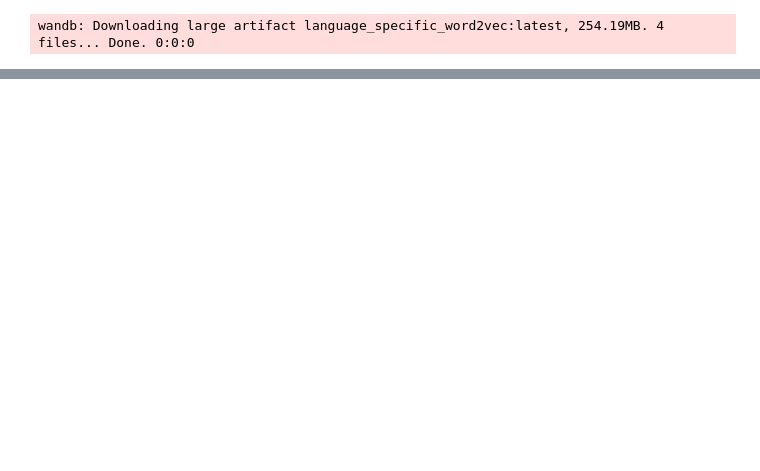
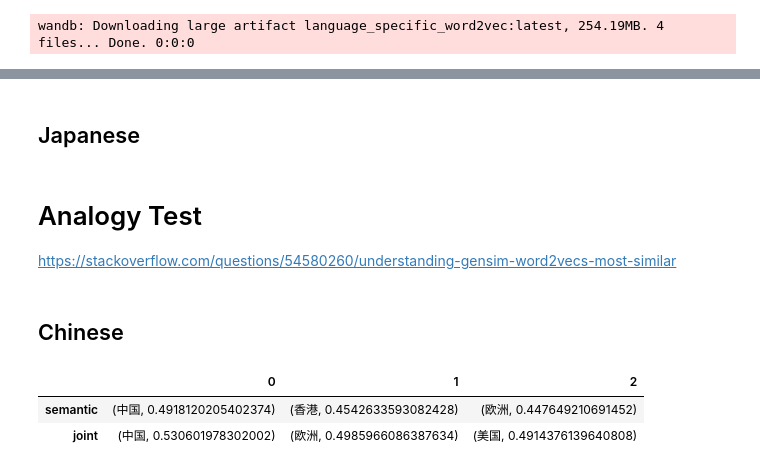
Before and after one commit to windsuzu/Joint-Semantic-Phonetic-Embedding, a Jupyter notebook: experiments/main/analyze_embedding.ipynb, the cells around one changed output, grey strips where cells are left out. Saved outputs shown, nothing was run; the diff lists cells and outputs as text; code cells hidden in the pictures; blank space fills up the shorter version.

```diff
--- a/experiments/main/analyze_embedding.ipynb
+++ b/experiments/main/analyze_embedding.ipynb
@@ -128,0 +59,6 @@ chm_word2vec.most_similar(cc.convert("這"))
+# %%
+embedding_art = run.use_artifact(f"{embedding_job[job]}:latest")
+embedding_dir = embedding_art.download()
+
+tokenizer_art = run.use_artifact(f"{tokenizer_job[job]}:latest")
+tokenizer_dir = tokenizer_art.download()
@@ -128,0 +67,16 @@ chm_word2vec.most_similar(cc.convert("這"))
+# %%
+def load_ch_tokenizer(job):
+    path = Path(tokenizer_dir) / ch_tokenizer_job[job]
+    return Tokenizer.from_file(str(path)) if job == 0 else load_jieba_tokenizer(path)
+
+
+def load_jp_tokenizer(job):
+    path = Path(tokenizer_dir) / jp_tokenizer_job[job]
+    return Tokenizer.from_file(str(path)) if job == 0 else load_janome_tokenizer(path)
+
+
+ch_tokenizer = load_ch_tokenizer(job)
+jp_tokenizer = load_jp_tokenizer(job)
+
+chm_embedding = np.load(Path(embedding_dir) / "ch_meta_embedding.npy")
+jpm_embedding = np.load(Path(embedding_dir) / "jp_meta_embedding.npy")
@@ -128,0 +200,22 @@ chm_word2vec.most_similar(cc.convert("這"))
+# %% [markdown]
+## Japanese
+# %% [markdown]
+# Analogy Test
+
+https://stackoverflow.com/questions/54580260/understanding-gensim-word2vecs-most-similar
+# %%
+def test_analogy(x1, x2, y1, emb1, emb2, is_zh=True, topn=3):
+    if is_zh:
+        x1, x2, y1 = map(cc.convert, [x1, x2, y1])
+    res1 = emb1.most_similar(positive=[x2, y1], negative=[x1], topn=topn)
+    res2 = emb2.most_similar(positive=[x2, y1], negative=[x1], topn=topn)
+    df = pd.DataFrame([res1, res2], index=["semantic", "joint"])
+    return df
+# %% [markdown]
+## Chinese
+# %%
+test_analogy("東京", "日本", "北京", ch_word2vec, chm_word2vec)
+# %% [output]
+|  | 0 | 1 | 2 |
+| semantic | (中国, 0.4918120205402374) | (香港, 0.4542633593082428) | (欧洲, 0.447649210691452) |
+| joint | (中国, 0.530601978302002) | (欧洲, 0.4985966086387634) | (美国, 0.4914376139640808) |
```
Also changed, not shown: parts of 43 cells of this notebook, 1 other file.
